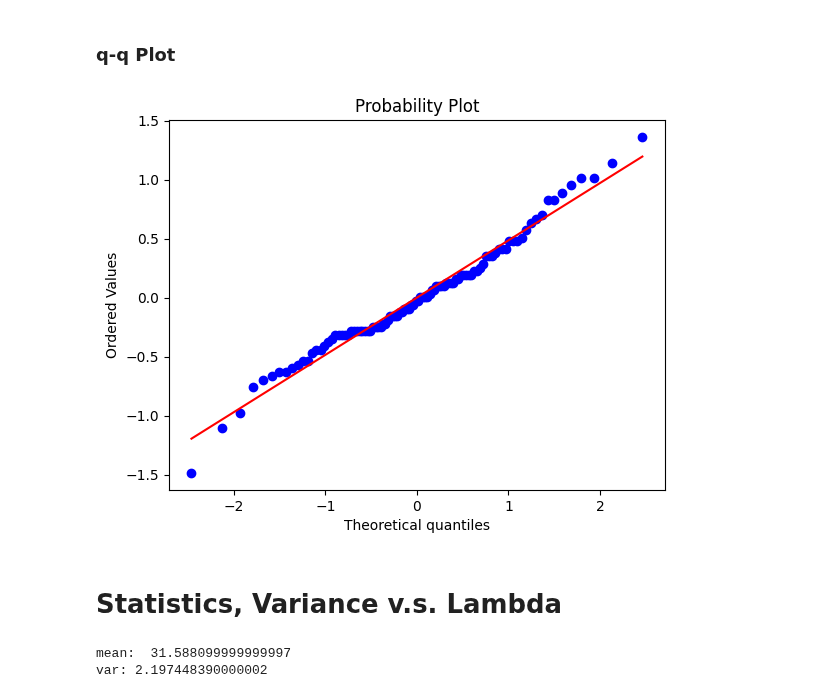
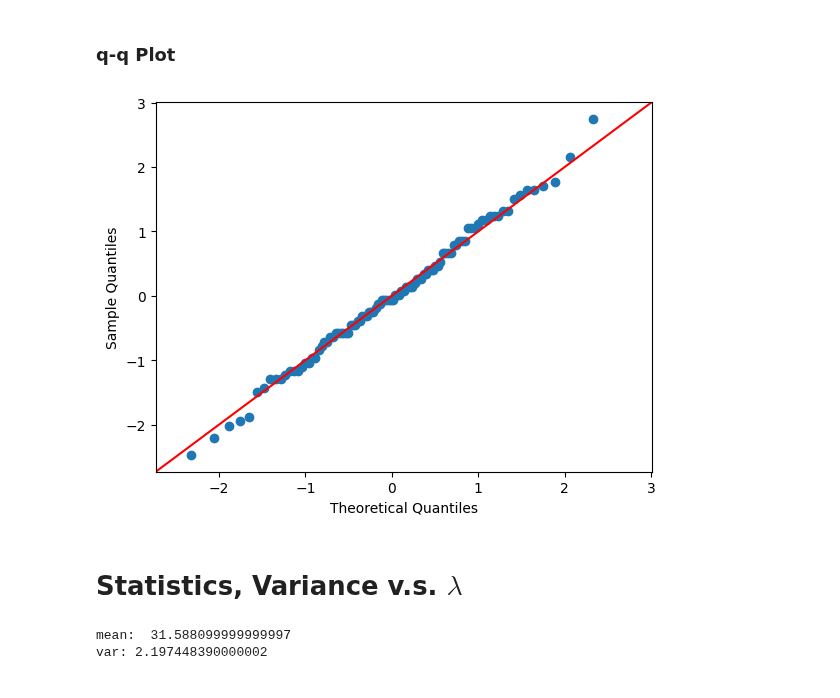
Before and after one commit to JulesGB/MeanFieldLastPassagePercolation, a Jupyter notebook: simulations2.ipynb, the cells around one changed output. Cells and saved outputs as stored; diff of their text form; code cells hidden in the pictures.

Commit message:
fixed qq plot

```diff
--- a/simulations2.ipynb
+++ b/simulations2.ipynb
@@ -108,12 +103,13 @@ NameError: name 'generate_histogram' is not defined
 # %% [markdown]
 ### q-q Plot
-# %%
-stats.probplot(ER_XNs_centered_scaled, dist = "norm", plot=pylab)
-pylab.show()
-# %% [output]
-[figure, removed]
+# %%
+# stats.probplot(ER_XNs_centered_scaled, dist = "norm", plot=pylab)
+sm.qqplot(np.array(ER_XNs), line='45', fit=True)
+pylab.show()
+# %% [output]
+[figure, added]
 # %% [markdown]
-# Statistics, Variance v.s. Lambda
+# Statistics, Variance v.s. $\lambda$
 # %%
 var_ER = np.var(ER_XNs_modified)
 mean_ER = np.mean(ER_XNs_modified)
```
Also changed, not shown: parts of 4 cells of this notebook.
